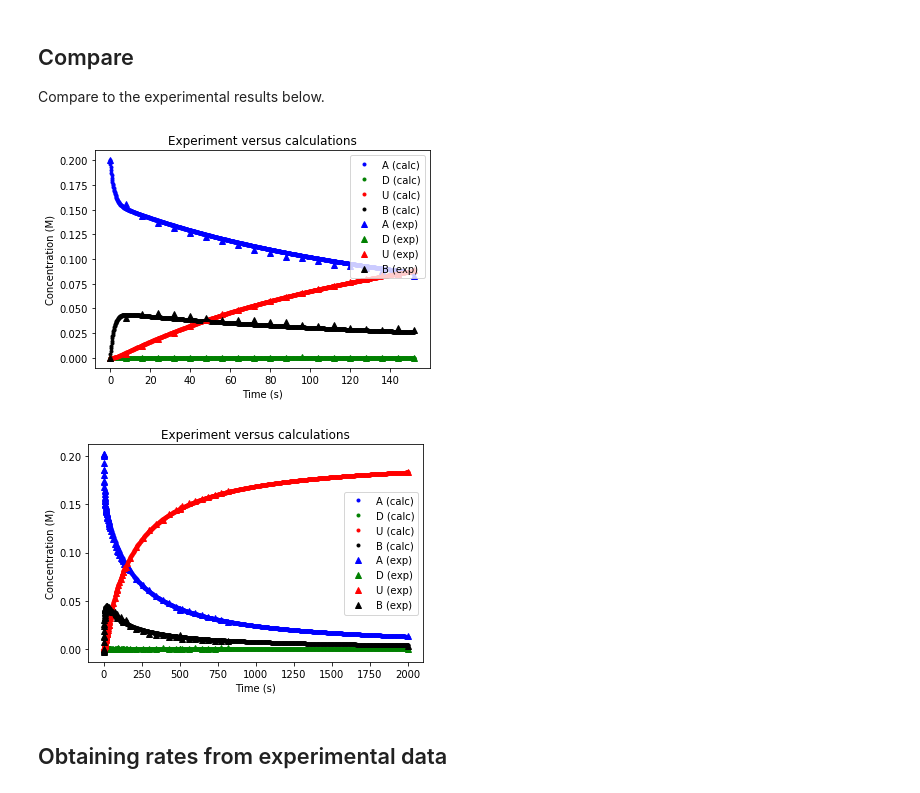
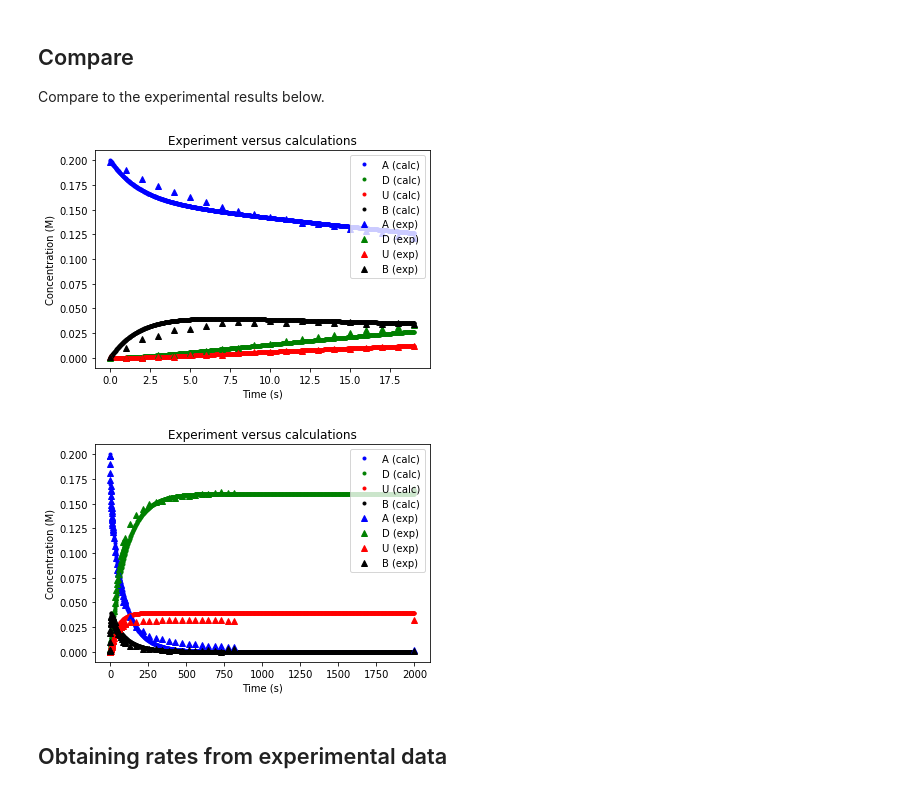
Before and after one commit to ayisakov/kinetics-project, a Jupyter notebook: validator.ipynb, the cells around one changed output. Cells and saved outputs as stored; diff of their text form; code cells hidden in the pictures.

Commit message:
Fixed dddt arguments, better concentrations function, attempt at curve fitting.

```diff
--- a/validator.ipynb
+++ b/validator.ipynb
@@ -33,7 +33,7 @@ t_prefinal = exp.Time.values[-2]
 # %%
 datadir = "data/"
 extension = ".tsv"
-filenames = ["exp1428", "exp1990", "exp1991", "exp1992"]
+filenames = ["exp1387", "exp1389", "exp1396"]
 filenames = [datadir + i + extension for i in filenames]
 init_concat = readinit(filenames[0]) # Make sure that initial conditions are the same for all files!
 dataframes = [readdata(file) for file in filenames]
@@ -80,20 +80,20 @@ def rates(parms, time):
     Returns the RHS of the system of ODEs
     """
     C_A, C_B, C_D, C_U, C_C = parms
-    rateD = dddt(C_B, C_C, beta2, k1, k_1)
+    rateD = dddt(C_B, C_C, beta2, gamma, k2)
     rateU = dudt(C_B, beta3, k3)
     rateA = dadt(C_A, C_B, alpha, beta1, k1, k_1)
     rateB = -1 * rateA - rateD - rateU
     rateC = 0. # no catalyst depletion
     return (rateA, rateB, rateD, rateU, rateC)
 
-def concentrations(cA0, cC0, T, time, params):
+def concentrations(times, cA0, cC0, T, params):
     """"
     This function calculates the concentrations of the reacting species using a proposed rate law
     cA (mol/L) is the initial concentration of reactant A
     cC (mol/L) is the initial catalyst concentration
     T (K) is the temperature
-    time (s) is the elapsed reaction time
+    times is an array of elapsed times, in seconds, at which concentrations are desired
     Return values:
     time (s) array of times at which concentrations were calculated
     cA (mol/L) array of concentrations of A during the time interval
@@ -107,10 +107,6 @@ def concentrations(cA0, cC0, T, time, params):
         print("Params should contain at least 9 parameters!")
         return -1, -1, -1, -1,
     else:
-
-
-        times = np.linspace(0, time, 1000)
-
         result = odeint(rates, (cA0, 0., 0., 0., cC0), times)
 
         cA = result[:,0]
@@ -118,33 +114,35 @@ def concentrations(cA0, cC0, T, time, params):
         cD = result[:,2]
         cU = result[:,3]
 
-    return times, cA, cD, cU, cB
+    return cA, cD, cU, cB
 # %% [markdown]
 ## Integrate
 Use the cell below to carry out the integration
 # %%
 alpha = 1.
 beta1 = 1.
-beta2 = 2.
+beta2 = 1
 beta3 = 2.
-gamma = 1.
+gamma = 2.
 k1 = 0.12
 k_1 = k1 / 0.308 # from equilibrium relationship
 k2 = 1.
 k3 = 0.50
-times, A, D, U, B = concentrations(init.A, init.C, init.T, t_prefinal,
+times = np.linspace(0, t_prefinal, 1000)
+A, D, U, B = concentrations(times, init.A, init.C, init.T,
                                 (alpha, beta1, beta2, beta3, gamma, k1, k_1, k2, k3))
 # %%
-times_concat, A_concat, D_concat, U_concat, B_concat = concentrations(init_concat.A,
-                                                                      init_concat.C,
-                                                                      init_concat.T,
-                                                                      t_final_concat,
+times_concat = np.linspace(0, t_final_concat, 1000)
+A_concat, D_concat, U_concat, B_concat = concentrations(times_concat,
+                                                        init_concat.A,
+                                                        init_concat.C,
+                                                        init_concat.T,
                                 (alpha, beta1, beta2, beta3, gamma, k1, k_1, k2, k3))
 # %% [markdown]
 ## Compare
 Compare to the experimental results below.
 # %%
-exp_possible_b = init.A.values[0] - (exp.A.values + exp.U.values) # mol/L of A unaccounted for (potential B)
+exp_possible_b = init.A.values[0] - (exp.A.values + exp.U.values + exp.D.values) # mol/L of A unaccounted for (potential B)
 # Plot experimental and calculated results on the same chart
 plt.plot(times, A, 'b.', label='A (calc)')
 plt.plot(times, D, 'g.', label='D (calc)')
@@ -160,25 +158,25 @@ plt.xlabel('Time (s)')
 plt.ylabel('Concentration (M)')
 plt.show()
 # %% [output]
-[figure, old version]
+[figure, new version]
 # %%
-exp_possible_b_concat = init_concat.A.values[0] - (a_concat + u_concat) # mol/L of A unaccounted for (potential B)
+exp_possible_b_concat = init_concat.A.values[0] - (a_concat + u_concat + d_concat) # mol/L of A unaccounted for (potential B)
 # Plot experimental and calculated results on the same chart
 plt.plot(times_concat, A_concat, 'b.', label='A (calc)')
 plt.plot(times_concat, D_concat, 'g.', label='D (calc)')
 plt.plot(times_concat, U_concat, 'r.', label='U (calc)')
 plt.plot(times_concat, B_concat, 'k.', label='B (calc)')
-plt.plot(exp_times_concat[:-1], a_concat[:-1], 'b^', label='A (exp)')
-plt.plot(exp_times_concat[:-1], d_concat[:-1], 'g^', label='D (exp)')
-plt.plot(exp_times_concat[:-1], u_concat[:-1], 'r^', label='U (exp)')
-plt.plot(exp_times_concat[:-1], exp_possible_b_concat[:-1], 'k^', label='B (exp)')
-plt.legend()
+plt.plot(exp_times_concat, a_concat, 'b^', label='A (exp)')
+plt.plot(exp_times_concat, d_concat, 'g^', label='D (exp)')
+plt.plot(exp_times_concat, u_concat, 'r^', label='U (exp)')
+plt.plot(exp_times_concat, exp_possible_b_concat, 'k^', label='B (exp)')
+plt.legend(loc=1)
 plt.title('Experiment versus calculations')
 plt.xlabel('Time (s)')
 plt.ylabel('Concentration (M)')
 plt.show()
 # %% [output]
-[figure, old version]
+[figure, new version]
 # %% [markdown]
 ## Obtaining rates from experimental data
 # %%
```
Also changed, not shown: parts of 16 cells of this notebook, 6 other files.
